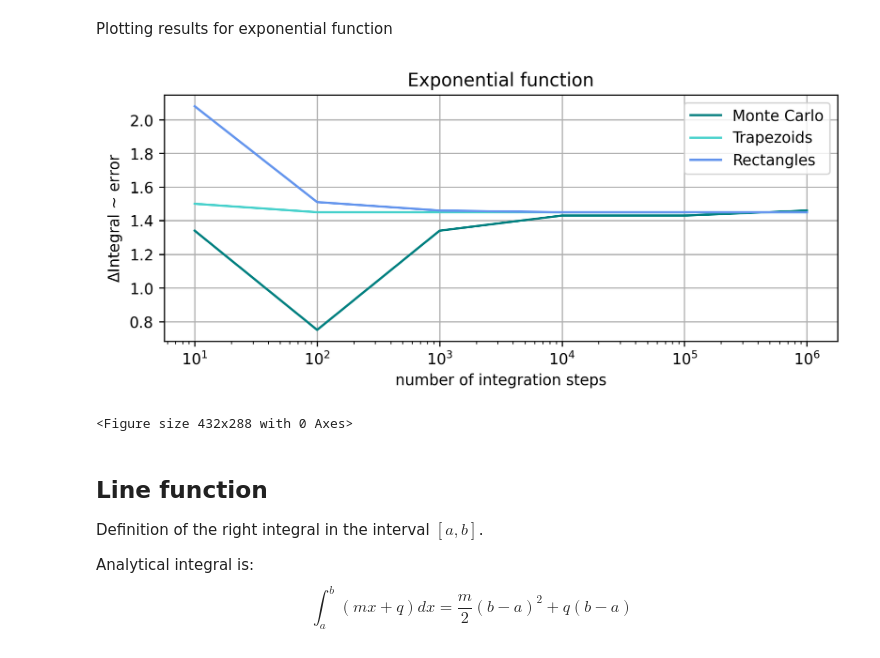
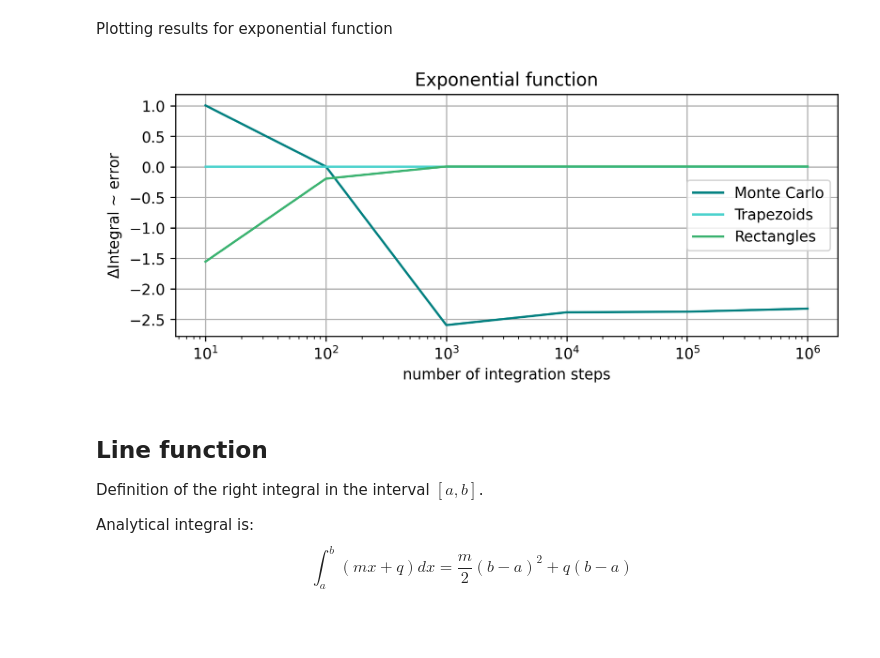
Before and after one commit to emanuelitoss/exams_cmp, a Jupyter notebook: PlotNotebook.ipynb, the cells around one changed output. Drawn from its saved outputs; the diff is of its cells as text; code cells hidden in the pictures; blank space fills up the shorter version.

```diff
--- a/PlotNotebook.ipynb
+++ b/PlotNotebook.ipynb
@@ -58,6 +57,6 @@ Analytical integral is: $$\int_a^b Ne^{-\alpha x}dx = \frac{N}{\alpha}(e^{-\alph
 def exp_integral(a, b, N=1, alpha=1):
     return (N/alpha)*(math.exp(-alpha*a) - math.exp(-alpha*b))
 
-analyticalIntegral = exp_integral(0, 10)
+analyticalIntegral = exp_integral(0.5, 3, N=12, alpha=0.53)
 print("Analytical integral is: ", analyticalIntegral)
 # %% [output]
@@ -71,19 +70,18 @@ Plotting results for exponential function
 # %%
 %matplotlib inline
 plt.figure("PlotExponential", figsize=(8,3) , dpi=250)
 plt.xscale('log')
 plt.xlabel("number of integration steps")
 plt.ylabel("$\Delta$Integral ~ error")
 plt.title("Exponential function")
 plt.plot(numbers, MC_int - analyticalIntegral, label='Monte Carlo', color='teal')
 plt.plot(numbers, Trap_int - analyticalIntegral, label='Trapezoids', color='mediumturquoise')
-plt.plot(numbers, Rect_int - analyticalIntegral, label='Rectangles', color='cornflowerblue')
+plt.plot(numbers, Rect_int - analyticalIntegral, label='Rectangles', color='mediumseagreen')
 plt.grid()
 plt.legend()
 plt.show()
 # %% [output]
-[figure, old version]
+[figure, new version]
-<Figure size 432x288 with 0 Axes>
 # %% [markdown]
 ## Line function
 Definition of the right integral in the interval $[a,b]$.
```
Also changed, not shown: parts of 5 cells of this notebook.
